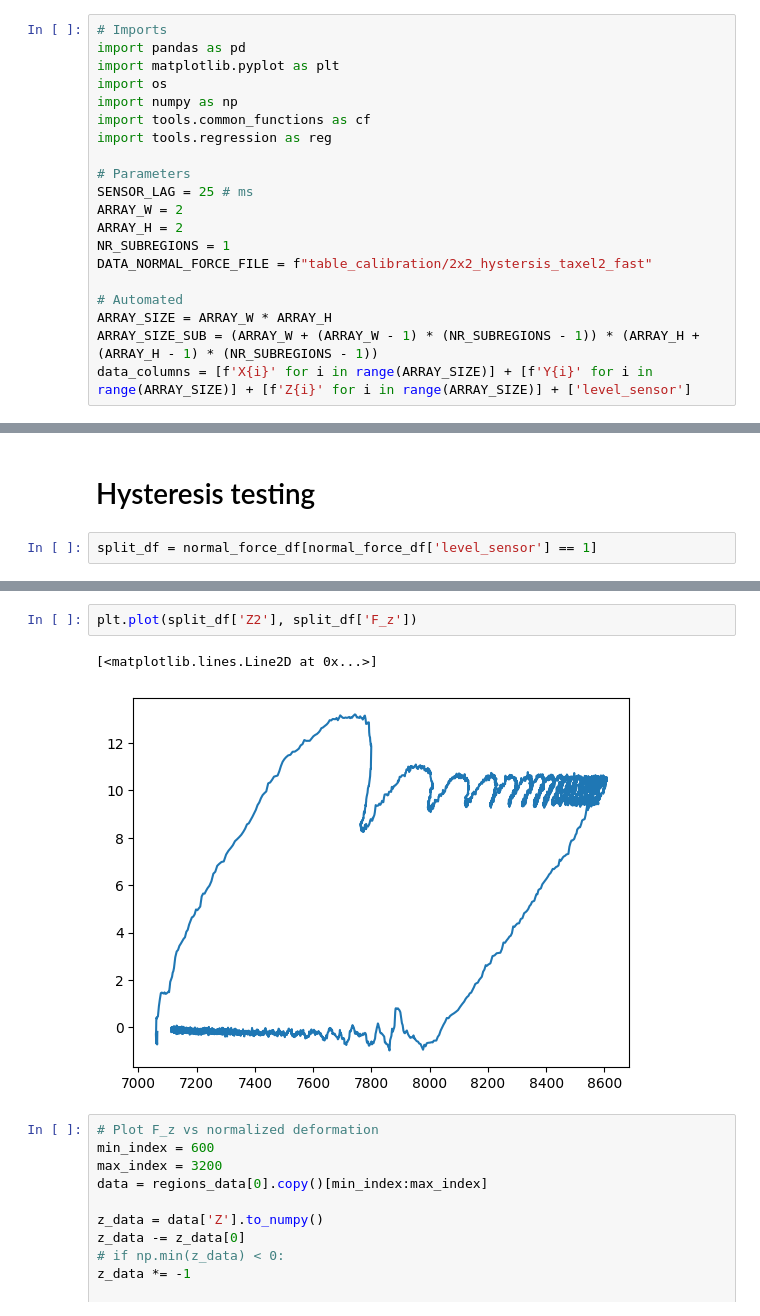
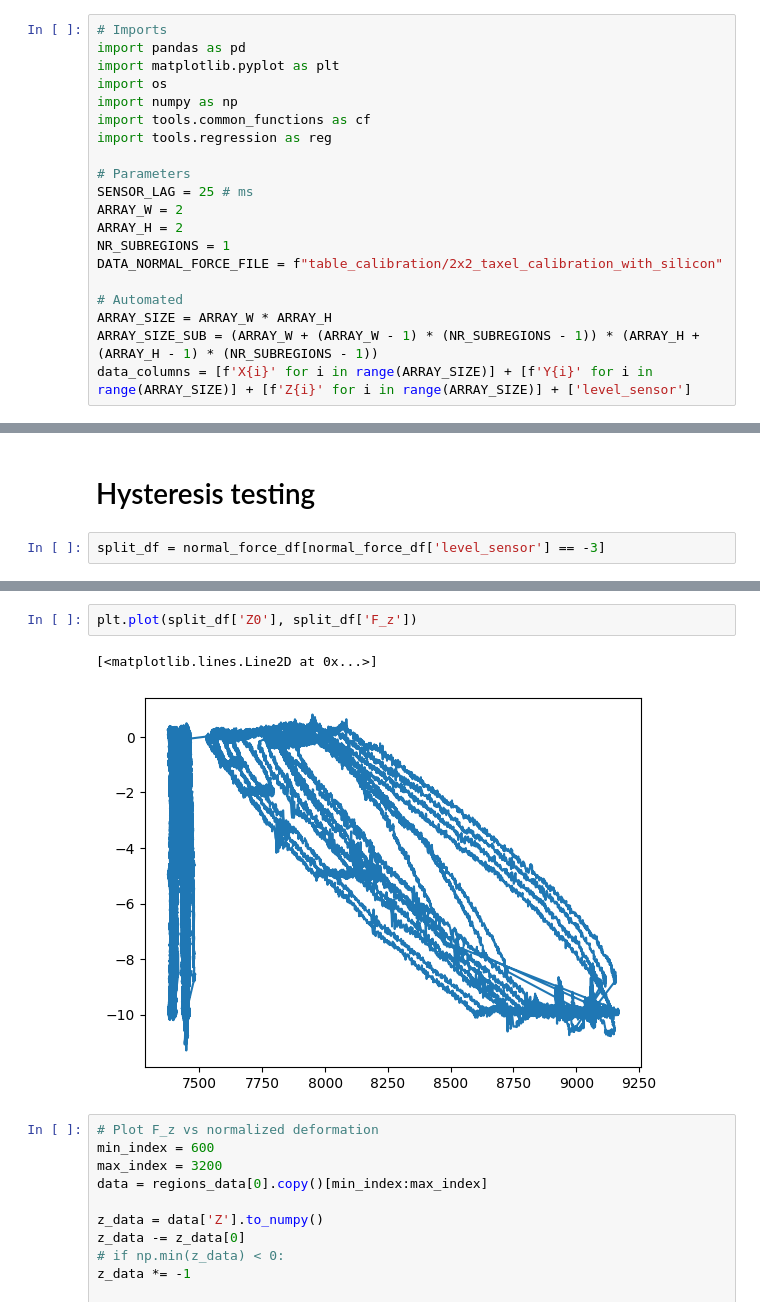
Before and after one commit to LowiekVDS/High-Resolution-Three-axis-Force-Sensing-for-Robotic-Fingertips, a Jupyter notebook: notebooks/hysteresis.ipynb, the cells around one changed output, grey strips where cells are left out. Cells and saved outputs as stored; diff of their text form.

Commit message:
data4rtfgadsfa

```diff
--- a/notebooks/hysteresis.ipynb
+++ b/notebooks/hysteresis.ipynb
@@ -22,7 +22,7 @@ SENSOR_LAG = 25 # ms
 ARRAY_W = 2
 ARRAY_H = 2
 NR_SUBREGIONS = 1
-DATA_NORMAL_FORCE_FILE = f"table_calibration/2x2_hystersis_taxel2_fast"
+DATA_NORMAL_FORCE_FILE = f"table_calibration/2x2_taxel_calibration_with_silicon"
 
 # Automated
 ARRAY_SIZE = ARRAY_W * ARRAY_H
@@ -128,7 +128,7 @@ for index, err in zip(indices, errors):
 # %% [markdown]
 # Hysteresis testing
 # %%
-split_df = normal_force_df[normal_force_df['level_sensor'] == 1]
+split_df = normal_force_df[normal_force_df['level_sensor'] == -3]
 # %%
 plt.plot(split_df['Z'], split_df['F_z'])
 # %% [output]
@@ -142,8 +142,8 @@ plt.plot(split_df['Z2'], split_df['Z'])
 # %%
-plt.plot(split_df['Z2'], split_df['F_z'])
+plt.plot(split_df['Z0'], split_df['F_z'])
 # %% [output]
 [<matplotlib.lines.Line2D at 0x...>]
-[figure, old version]
+[figure, new version]
 # %%
 # Plot F_z vs normalized deformation
 min_index = 600
```
Also changed, not shown: parts of 3 cells of this notebook.
